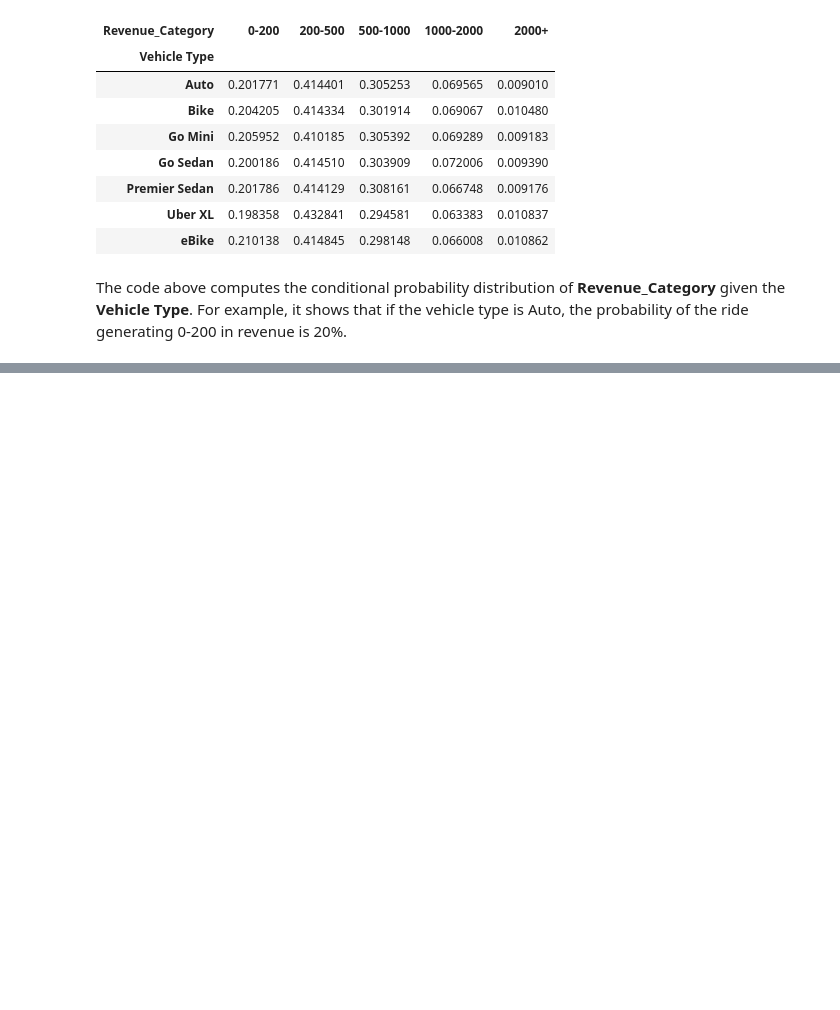
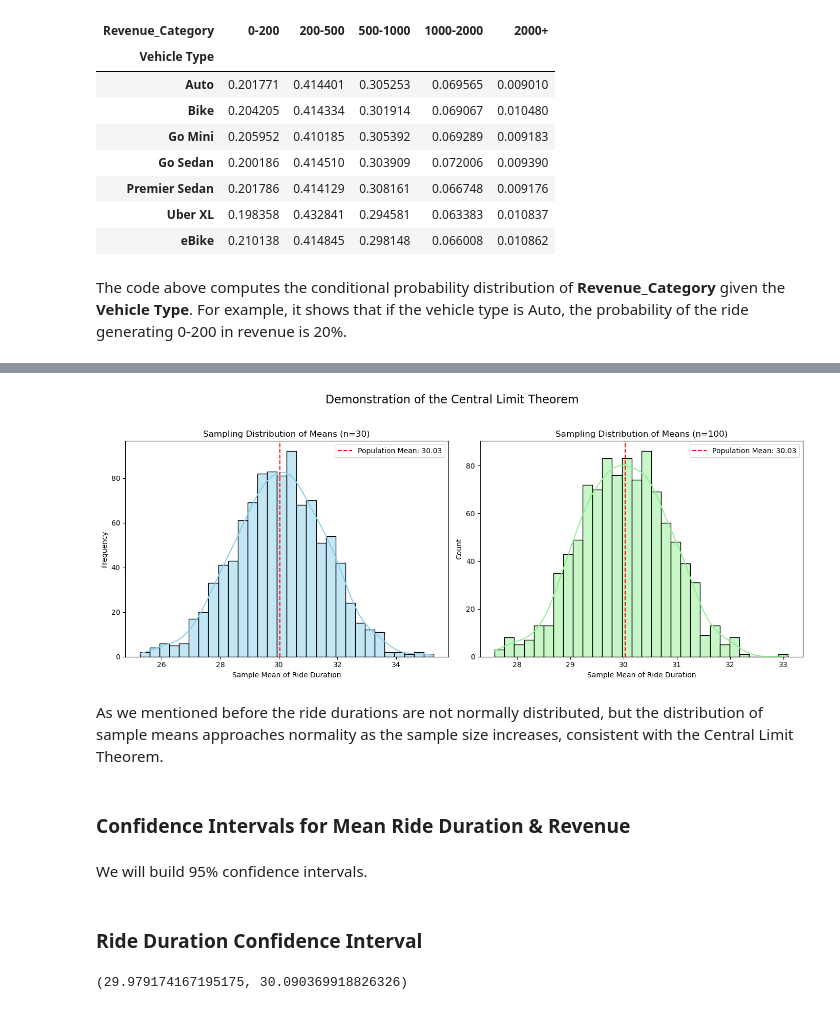
Before and after one commit to thejjeanjjorge/Portfolio, a Jupyter notebook: notebooks/uber/uber.ipynb, the cells around one changed output, grey strips where cells are left out. Drawn from its saved outputs; the diff is of its cells as text; code cells hidden in the pictures; blank space fills up the shorter version.

```diff
--- a/notebooks/uber/uber.ipynb
+++ b/notebooks/uber/uber.ipynb
@@ -621,0 +626,65 @@ The code above computes the conditional probability distribution of **Revenue_Ca
+# %%
+import numpy as np
+import matplotlib.pyplot as plt
+import seaborn as sns
+
+# Creating sample dist
+sample_means_n30 = [df_analysis['Ride_Duration'].sample(30, replace=True).mean() for _ in range (1000)]
+sample_means_n100 = [df_analysis['Ride_Duration'].sample(100, replace=True).mean() for _ in range (1000)]
+
+# Populatio Mean
+population_mean = df_analysis['Ride_Duration'].mean()
+
+plt.figure(figsize=(14,6))
+
+# n=30
+plt.subplot(1, 2, 1) # (1 row, 2 columns, 1st subplot)
+sns.histplot(sample_means_n30, bins=30, kde=True, color='skyblue', edgecolor='black')
+plt.axvline(population_mean, color='red', linestyle='--', label=f'Population Mean: {population_mean:.2f}')
+plt.title("Sampling Distribution of Means (n=30)")
+plt.xlabel("Sample Mean of Ride Duration")
+plt.ylabel("Frequency")
+plt.legend()
+
+
+# n=100
+plt.subplot(1, 2, 2) # (1 row, 2 columns, 2nd subplot)
+sns.histplot(sample_means_n100, bins=30, kde=True, color='lightgreen', edgecolor='black')
+plt.axvline(population_mean, color='red', linestyle='--', label=f'Population Mean: {population_mean:.2f}')
+plt.title("Sampling Distribution of Means (n=100)")
+plt.xlabel("Sample Mean of Ride Duration")
+plt.legend()
+
+
+plt.suptitle("Demonstration of the Central Limit Theorem", fontsize=16)
+plt.tight_layout(rect=[0, 0.03, 1, 0.95])
+
+
+plt.show()
+# %% [output]
+[figure, added]
+# %% [markdown]
+As we mentioned before the ride durations are not normally distributed, but the distribution of sample means approaches normality as the sample size increases, consistent with the Central Limit Theorem.
+# %% [markdown]
+### Confidence Intervals for Mean Ride Duration & Revenue
+# %% [markdown]
+We will build 95% confidence intervals.
+# %% [markdown]
+### Ride Duration Confidence Interval
+# %%
+import scipy.stats as st
+
+# Parameters
+n = len(df_analysis['Ride_Duration'])
+mean_duration = df_analysis['Ride_Duration'].mean()
+std_duration = df_analysis['Ride_Duration'].std()
+
+ci_duration = st.norm.interval(
+    0.95,
+    loc=mean_duration,
+    scale=std_duration/np.sqrt(n)
+)
+
+ci_duration
+# %% [output]
+(29.979174167195175, 30.090369918826326)
```
Also changed, not shown: parts of 5 cells of this notebook.
